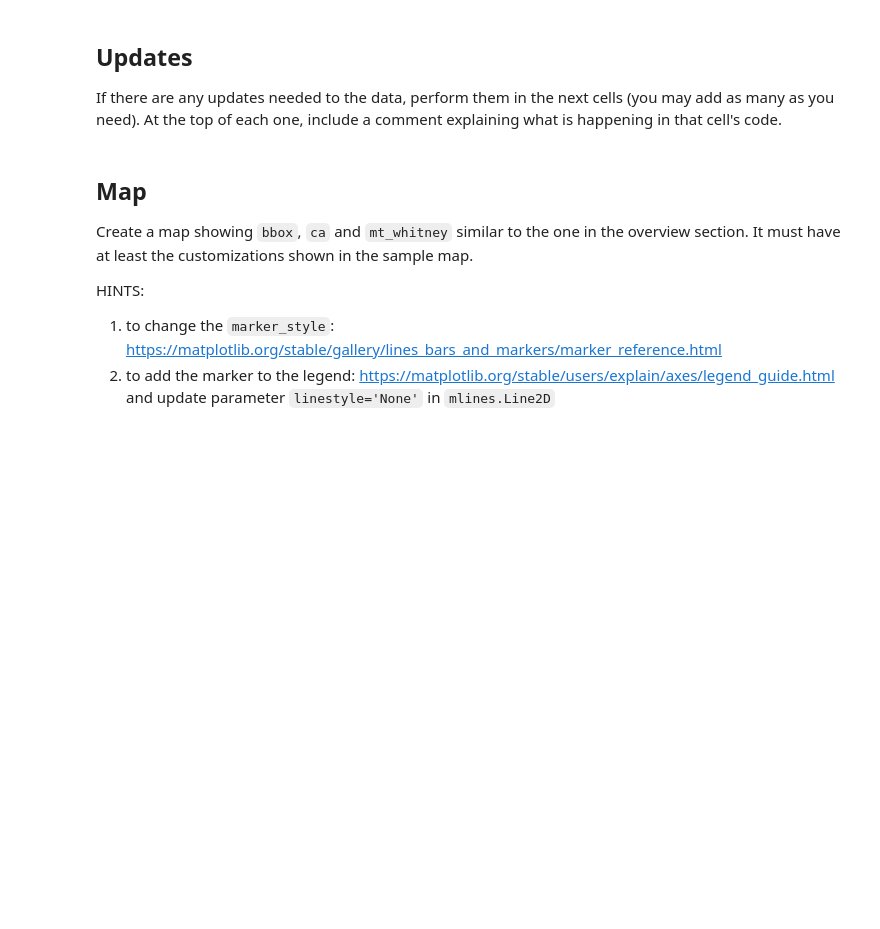
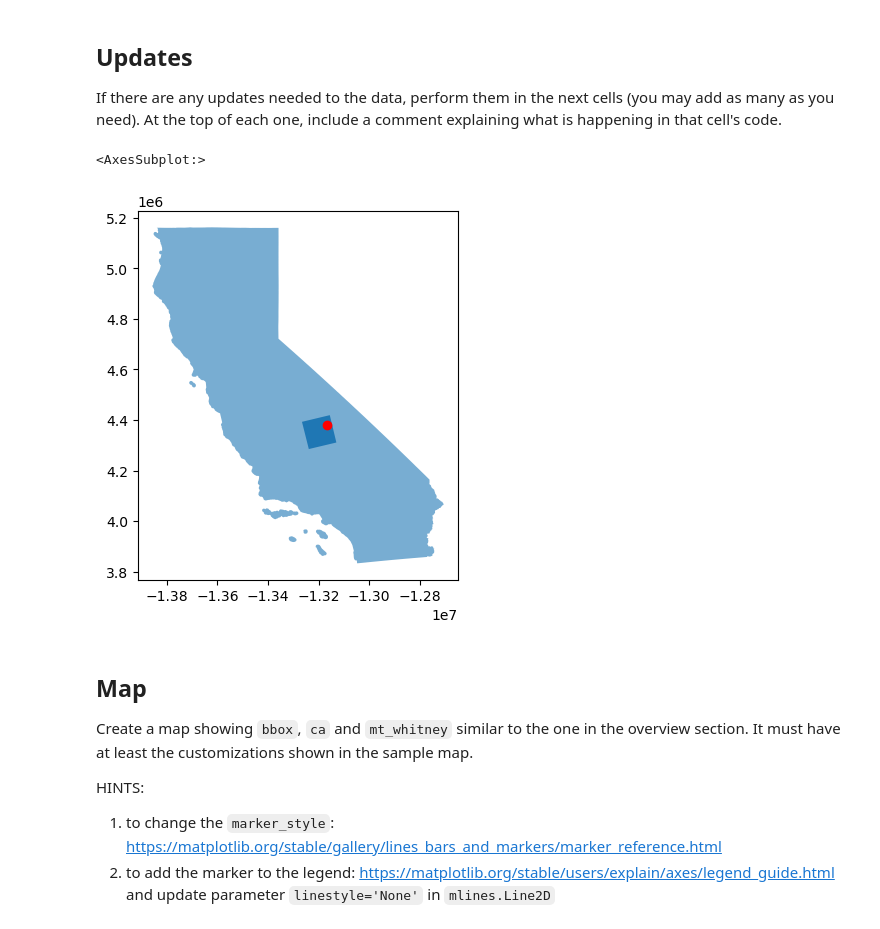
Before and after one commit to kristinaglass/eds220-hwk-4, a Jupyter notebook: hwk4-task1-whitney-map.ipynb, the cells around one changed output. Drawn from its saved outputs; the diff is of its cells as text; code cells hidden in the pictures; blank space fills up the shorter version.

```diff
--- a/hwk4-task1-whitney-map.ipynb
+++ b/hwk4-task1-whitney-map.ipynb
@@ -144,3 +158,23 @@ At the top of each one, include a comment explaining what is happening in that c
+# %%
+# check CRss
+#print('ca CRS: ', ca.crs)
+#print('bbox CRS: ', bbox.crs)
+#print('mt_whitney CRS: ', mt_whitney.crs)
+
+#update ca CRS
+bbox.to_crs(crs = 3857, inplace = True)
+#print('matched crs?',  bbox.crs == ca.crs)
+#bbox.crs
+
+# plot aoi outline and RGB raster together
+fig, ax = plt.subplots()
+#fig.set_size_inches((size, size*aspect)) # reuse size and aspect
+ca.plot(ax=ax, alpha=0.6)
+bbox.plot(ax=ax)
+mt_whitney.plot(ax=ax, color = "red")
+# %% [output]
+<AxesSubplot:>
+[figure, added]
 # %% [markdown]
 ## Map
 
```
Also changed, not shown: parts of 6 cells of this notebook.
